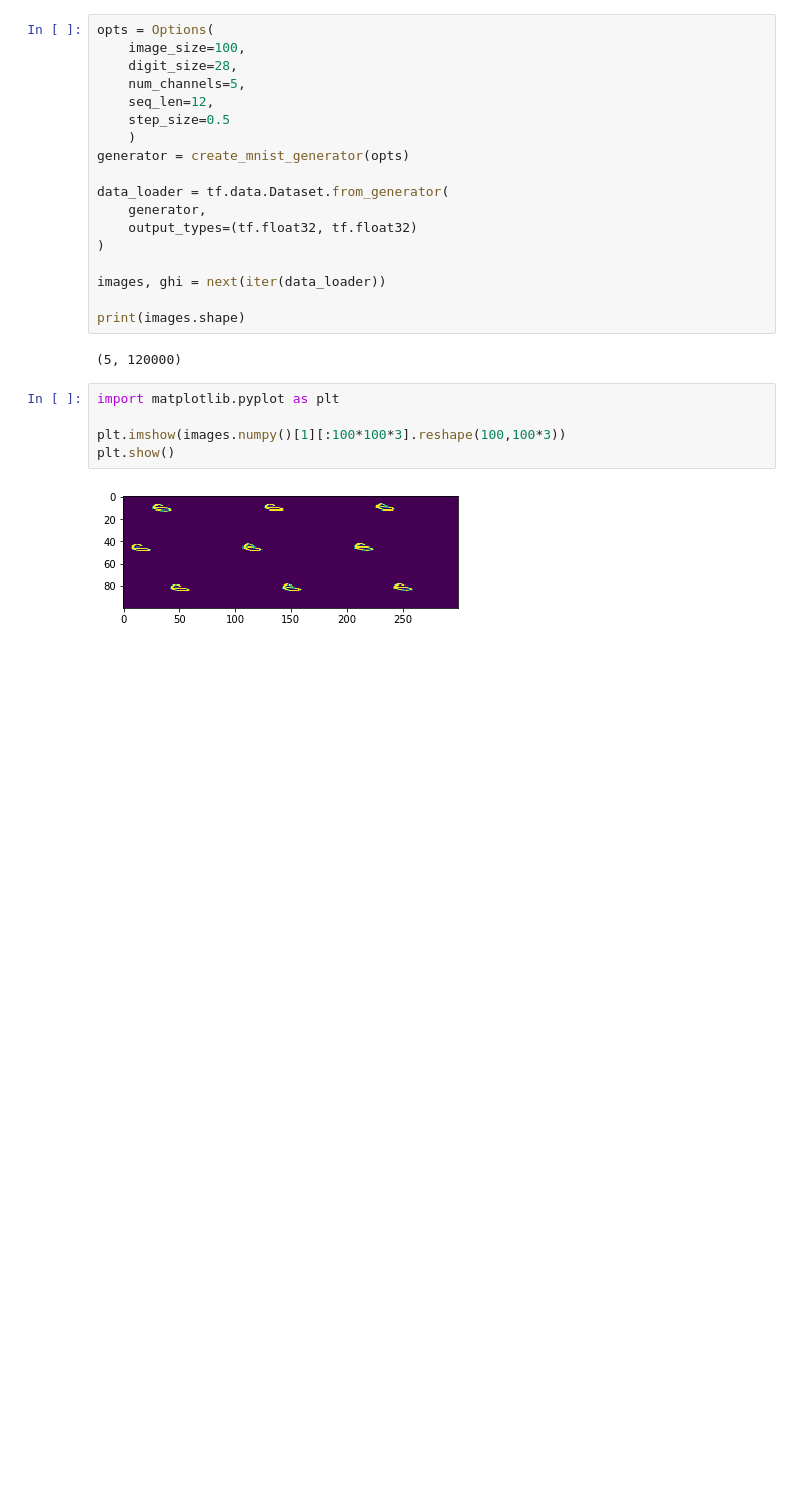
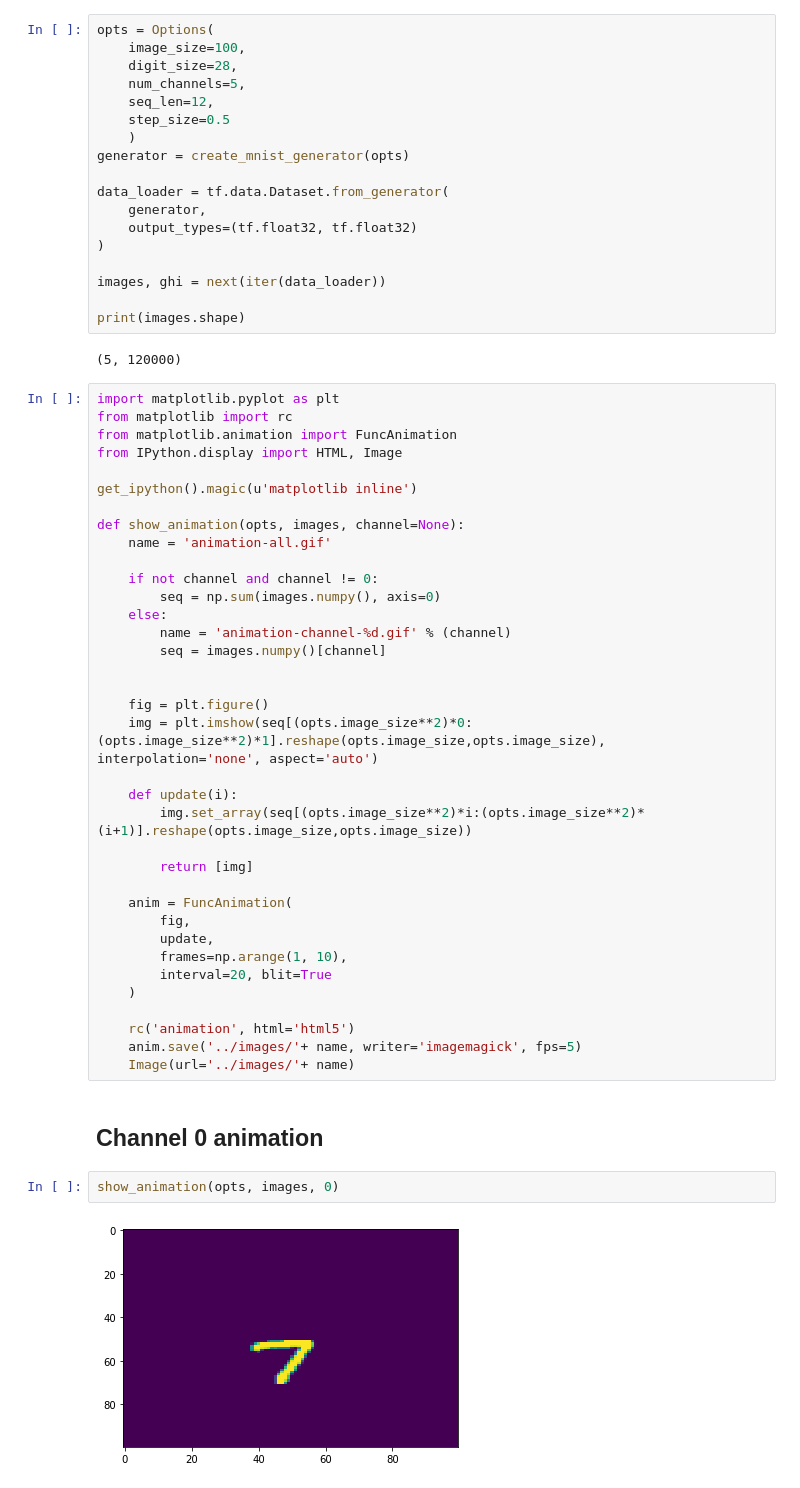
Before and after one commit to krysial/ift6759-t6-p1, a Jupyter notebook: notebooks/synthetic.ipynb, the cells around one changed output. Cells and saved outputs as stored; diff of their text form; blank space fills up the shorter version.

Commit message:
Show examples of synthetic data

```diff
--- a/notebooks/synthetic.ipynb
+++ b/notebooks/synthetic.ipynb
@@ -29,10 +29,46 @@ images, ghi = next(iter(data_loader))
 print(images.shape)
 # %% [output]
 (5, 120000)
-# %%
-import matplotlib.pyplot as plt
-
-plt.imshow(images.numpy()[1][:100*100*3].reshape(100,100*3))
-plt.show()
-# %% [output]
-[figure, removed]
+# %%
+import matplotlib.pyplot as plt
+from matplotlib import rc
+from matplotlib.animation import FuncAnimation
+from IPython.display import HTML, Image
+
+get_ipython().magic(u'matplotlib inline')
+
+def show_animation(opts, images, channel=None):
+    name = 'animation-all.gif'
+
+    if not channel and channel != 0:
+        seq = np.sum(images.numpy(), axis=0)
+    else:
+        name = 'animation-channel-%d.gif' % (channel)
+        seq = images.numpy()[channel]
+
+
+    fig = plt.figure()
+    img = plt.imshow(seq[(opts.image_size**2)*0:(opts.image_size**2)*1].reshape(opts.image_size,opts.image_size), interpolation='none', aspect='auto')
+
+    def update(i):
+        img.set_array(seq[(opts.image_size**2)*i:(opts.image_size**2)*(i+1)].reshape(opts.image_size,opts.image_size))
+
+        return [img]
+
+    anim = FuncAnimation(
+        fig,
+        update,
+        frames=np.arange(1, 10),
+        interval=20, blit=True
+    )
+
+    rc('animation', html='html5')
+    anim.save('../images/'+ name, writer='imagemagick', fps=5)
+    Image(url='../images/'+ name)
+# %% [markdown]
+**Channel 0 animation**
+---
+# %%
+show_animation(opts, images, 0)
+# %% [output]
+[figure, added]
```
Also changed, not shown: parts of 4 cells of this notebook, 3 other files.
